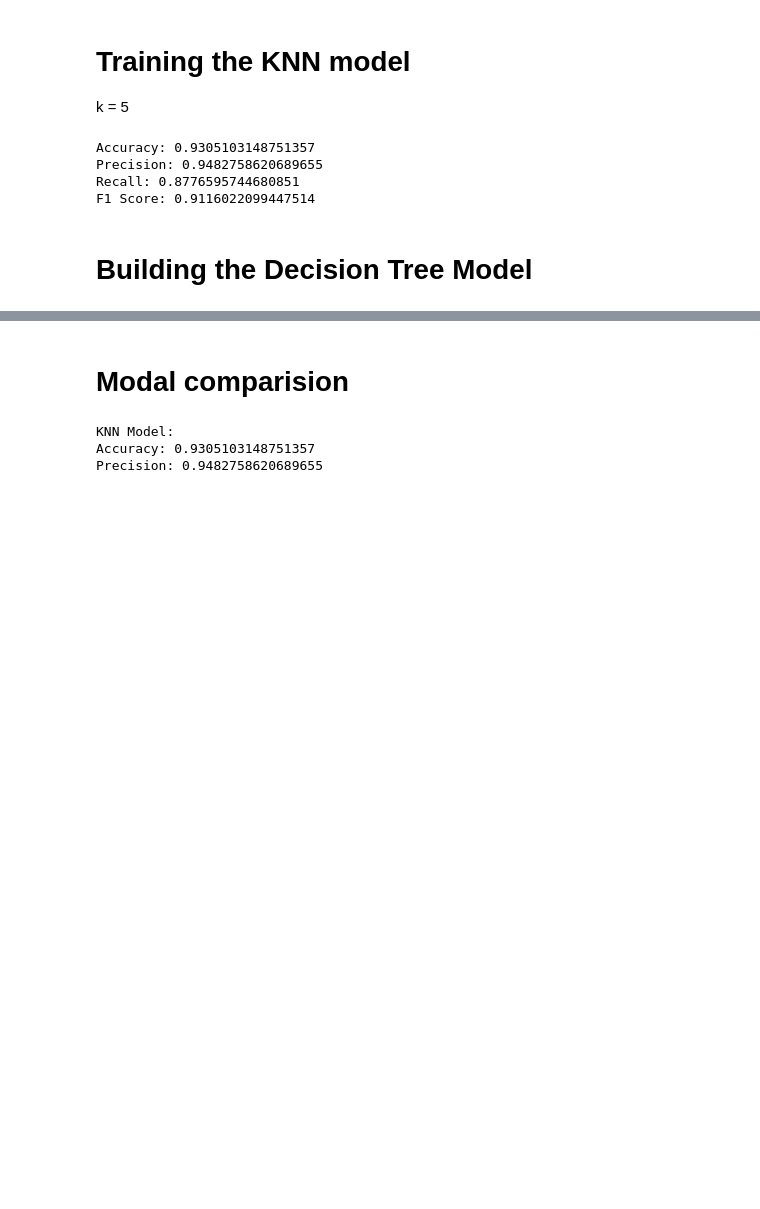
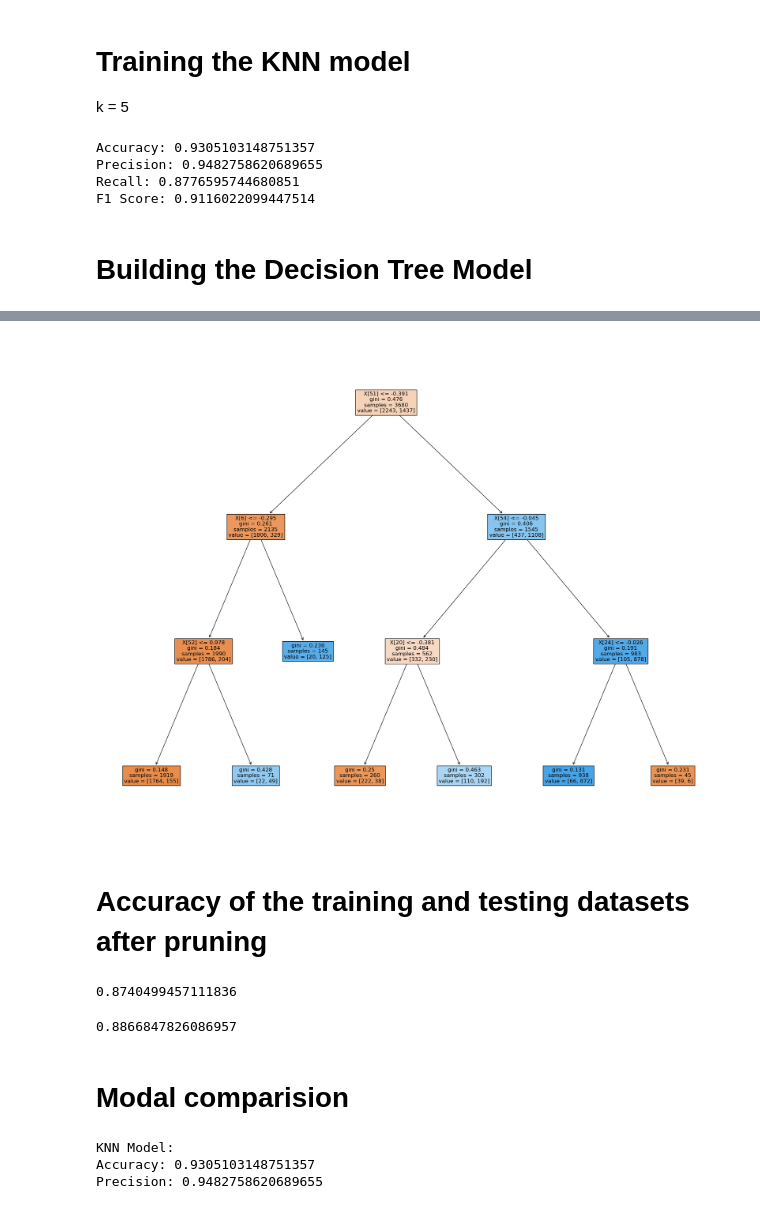
Before and after one commit to IshanVidyanga/ML_CW, a Jupyter notebook: MachineLearning_CW.ipynb, the cells around one changed output, grey strips where cells are left out. Cells and saved outputs as stored; diff of their text form; code cells hidden in the pictures; blank space fills up the shorter version.

```diff
--- a/MachineLearning_CW.ipynb
+++ b/MachineLearning_CW.ipynb
@@ -231,6 +249,2 @@ from sklearn.model_selection import GridSearchCV
 # %%
-#performing grid search to find the optimal value for max_depth and min_sample_leaf
-param_grid = {'max_depth': [2, 4, 6, 8, 10],
-              'min_samples_leaf': [1, 2, 4, 8, 16]}
-grid_search = GridSearchCV(DecisionTreeClassifier(random_state=42), param_grid, cv=5)
-grid_search.fit(X_train, Y_train)
+predictions = clf.predict(X_test)
@@ -248,9 +262,3 @@ Optimal value of min_samples_leaf: 2
 # %%
-# Build Decision Tree model with optimal hyperparameters
-dt = DecisionTreeClassifier(max_depth=6, min_samples_leaf=1, random_state=42)
-
-# Train the model
-dt.fit(X_train, Y_train)
-
-# Evaluate the model on testing set
-Y_pred = dt.predict(X_test)
+from sklearn.metrics import confusion_matrix
+confusion_matrix(Y_test, predictions, labels=[0,1])
@@ -270,3 +291,30 @@ F1 Score: 0.8783783783783784
+# %%
+#pruning the decision tree
+clf = DecisionTreeClassifier(max_depth=10, random_state = 101, ccp_alpha=0.01)
+clf = clf.fit(X_train, Y_train)
+# %%
+#visualizing the decision tree after pruning
+from sklearn import tree
+plt.figure(figsize=(25,20))
+tree.plot_tree(clf,filled=True,
+              fontsize=12)
+plt.show()
+# %% [output]
+[figure, added]
+# %% [markdown]
+# Accuracy of the training and testing datasets after pruning
+# %%
+from sklearn.metrics import accuracy_score
+pred=clf.predict(X_test)
+accuracy_score(Y_test, pred)
+# %% [output]
+0.8740499457111836
+# %%
+#accuracy of training dataset after pruning
+predtr=clf.predict(X_train)
+accuracy_score(Y_train, predtr)
+# %% [output]
+0.8866847826086957
 # %% [markdown]
 # Modal comparision
 # %%
```
Also changed, not shown: parts of 10 cells of this notebook.
